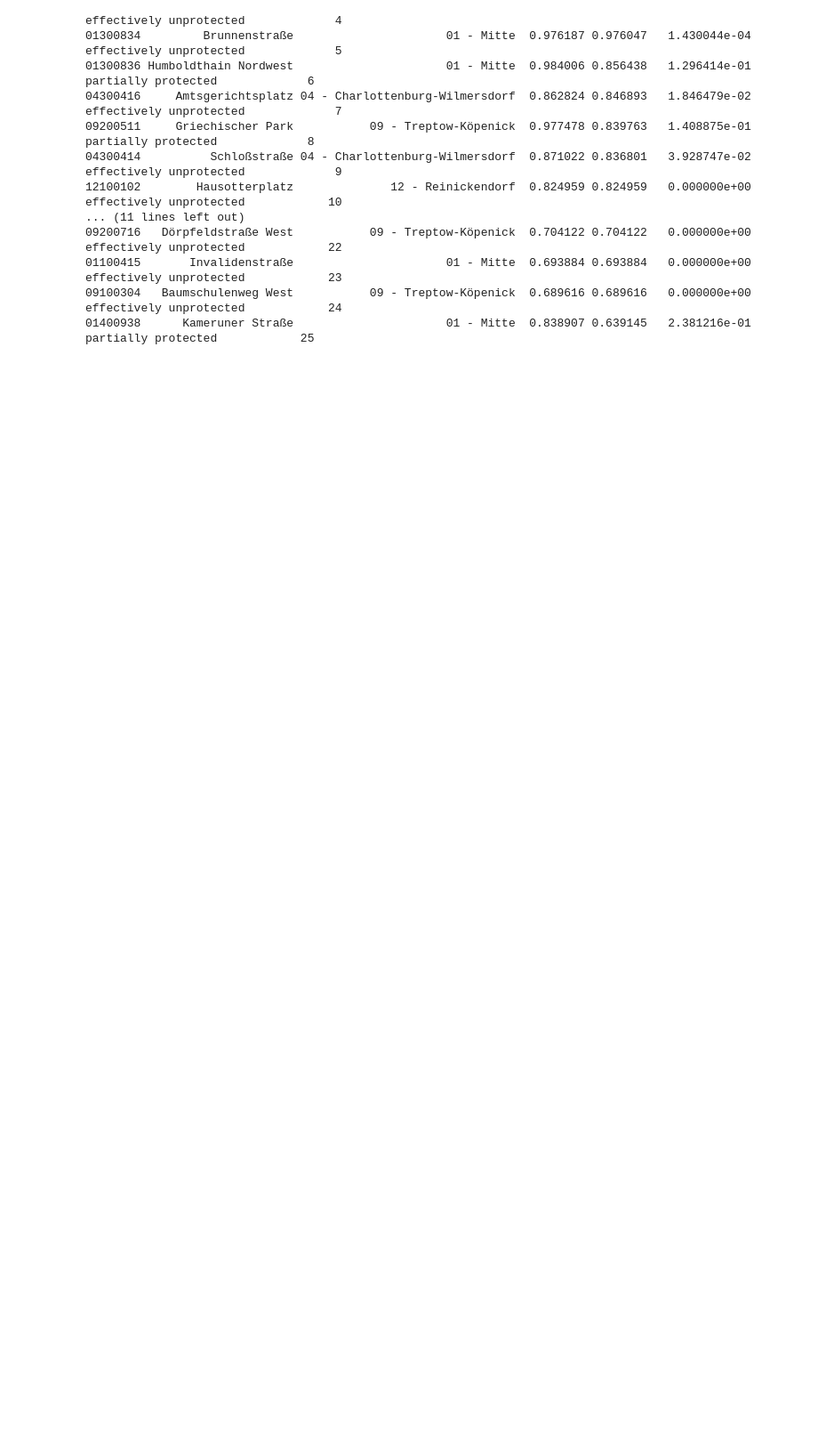
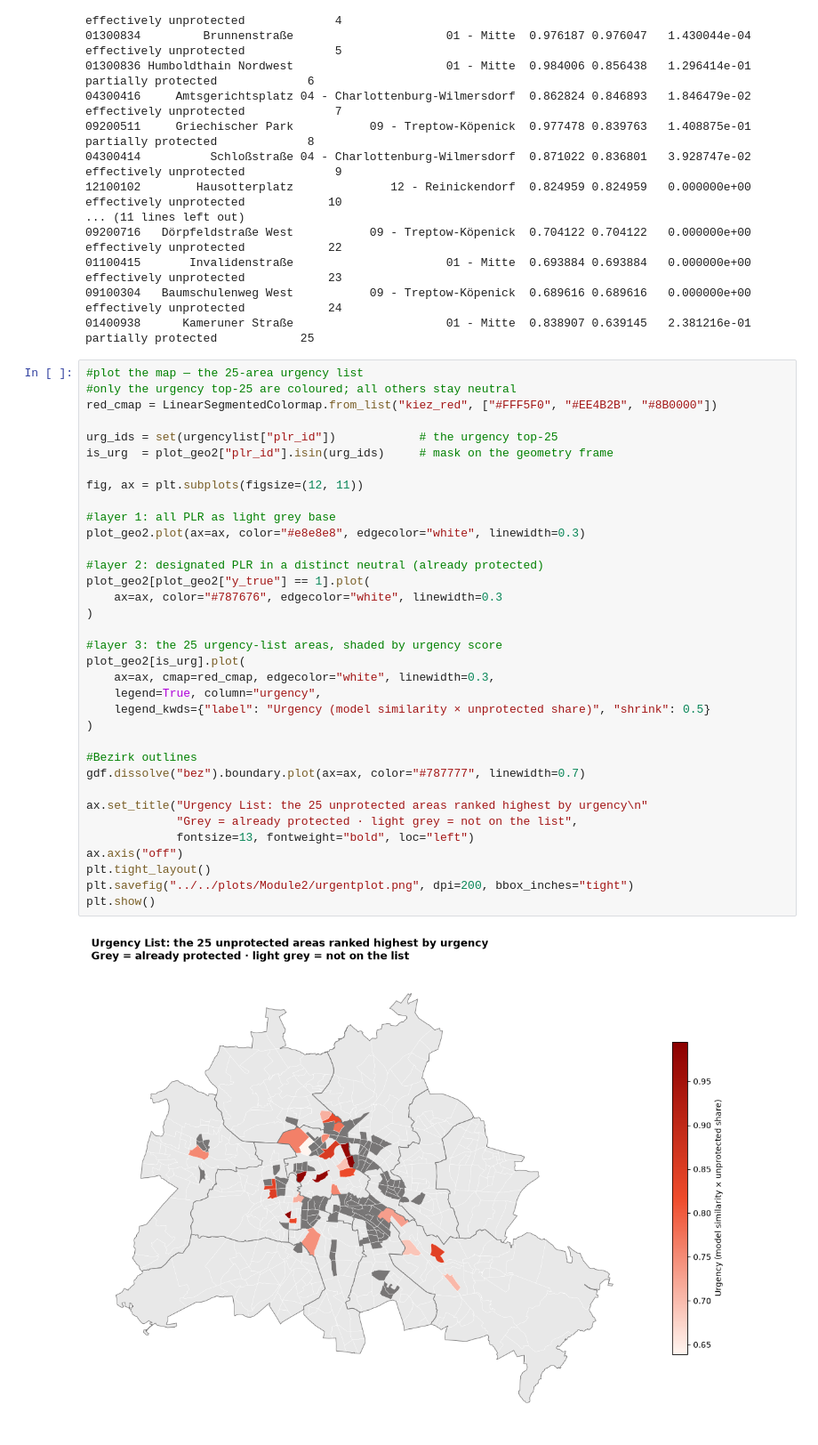
Before and after one commit to mshlg/capstone-kiezkeeper, a Jupyter notebook: notebooks/Module2_classification/NB4_UrgencyList.ipynb, the cells around one changed output. Shown at 89% size. Saved outputs shown, nothing was run; the diff lists cells and outputs as text; blank space fills up the shorter version.

```diff
--- a/notebooks/Module2_classification/NB4_UrgencyList.ipynb
+++ b/notebooks/Module2_classification/NB4_UrgencyList.ipynb
@@ -322,6 +289,43 @@ exported 25 PLR (urgency top-25) -> M2_urgencylist.csv
 01100415       Invalidenstraße                      01 - Mitte  0.693884 0.693884   0.000000e+00 effectively unprotected            23
 09100304   Baumschulenweg West           09 - Treptow-Köpenick  0.689616 0.689616   0.000000e+00 effectively unprotected            24
 01400938      Kameruner Straße                      01 - Mitte  0.838907 0.639145   2.381216e-01     partially protected            25
+# %%
+#plot the map — the 25-area urgency list
+#only the urgency top-25 are coloured; all others stay neutral
+red_cmap = LinearSegmentedColormap.from_list("kiez_red", ["#FFF5F0", "#EE4B2B", "#8B0000"])
+
+urg_ids = set(urgencylist["plr_id"])            # the urgency top-25
+is_urg  = plot_geo2["plr_id"].isin(urg_ids)     # mask on the geometry frame
+
+fig, ax = plt.subplots(figsize=(12, 11))
+
+#layer 1: all PLR as light grey base
+plot_geo2.plot(ax=ax, color="#e8e8e8", edgecolor="white", linewidth=0.3)
+
+#layer 2: designated PLR in a distinct neutral (already protected)
+plot_geo2[plot_geo2["y_true"] == 1].plot(
+    ax=ax, color="#787676", edgecolor="white", linewidth=0.3
+)
+
+#layer 3: the 25 urgency-list areas, shaded by urgency score
+plot_geo2[is_urg].plot(
+    ax=ax, cmap=red_cmap, edgecolor="white", linewidth=0.3,
+    legend=True, column="urgency",
+    legend_kwds={"label": "Urgency (model similarity × unprotected share)", "shrink": 0.5}
+)
+
+#Bezirk outlines
+gdf.dissolve("bez").boundary.plot(ax=ax, color="#787777", linewidth=0.7)
+
+ax.set_title("Urgency List: the 25 unprotected areas ranked highest by urgency\n"
+             "Grey = already protected · light grey = not on the list",
+             fontsize=13, fontweight="bold", loc="left")
+ax.axis("off")
+plt.tight_layout()
+plt.savefig("../../plots/Module2/urgentplot.png", dpi=200, bbox_inches="tight")
+plt.show()
+# %% [output]
+[figure, added]
 # %% [markdown]
 ## Caveats
 
```
Also changed, not shown: parts of 1 cell of this notebook, 2 other files.
